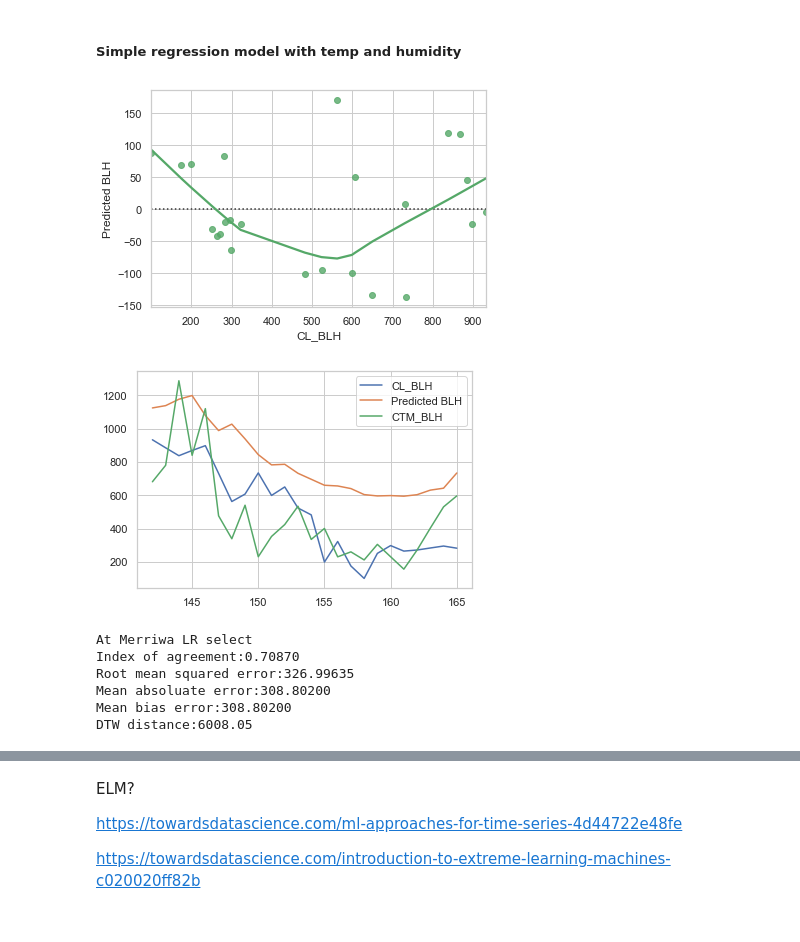
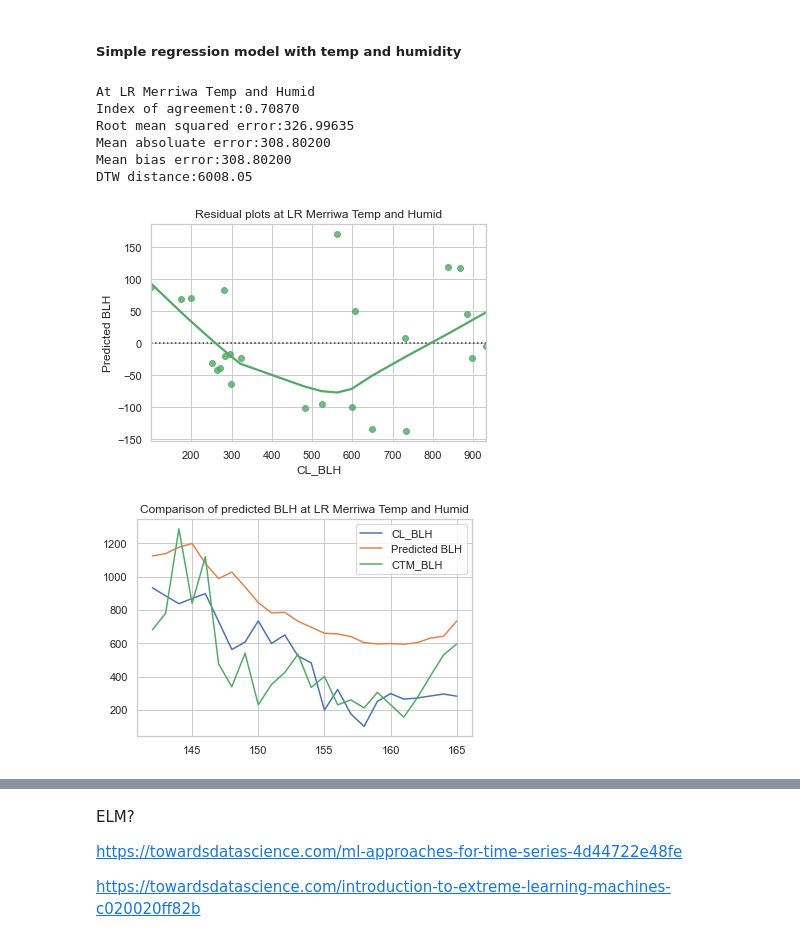
Before and after one commit to LlahsivK/group-18, a Jupyter notebook: Analysis3_Modelling_TKversion_20210806.ipynb, the cells around one changed output, grey strips where cells are left out. Saved outputs shown, nothing was run; the diff lists cells and outputs as text; code cells hidden in the pictures.

Commit message:
Some more visualisations

```diff
--- a/Analysis3_Modelling_TKversion_20210806.ipynb
+++ b/Analysis3_Modelling_TKversion_20210806.ipynb
@@ -781,52 +716,18 @@ Linear regression trainer
 '''
 from sklearn.linear_model import LinearRegression
 
-def linreg_modeller(df, feature_list, target):
-    '''
-    Define train test split - drop NA for now. THis is not a good idea I feel... and is not consistent with GBM method
-    '''
-    train = df.head(142)
-    test = df.tail(24)
-    #These are different periods for Merriwa and Lidcombe!!!
+lr_model = LinearRegression()
 
-    X_train = train[feature_list]
-    X_test = test[feature_list]
-
-    y_train = train[target]
-    y_test = test[target]
-
-    '''
-    Train model - keep default params
-    '''
-    lr = LinearRegression()
-    lr.fit(X_train, y_train)
-
-    '''
-    Predict
-    '''
-    lr_predict = lr.predict(X_test)
-
-    '''
-    Write to dataframe
-    '''
-    df_result = pd.DataFrame(y_test)
-    df_result['Predicted BLH'] =  lr_predict
-    df_result['CTM_BLH'] = test['CTM_BLH']
-    return df_result
+df_merriwa_lr_select1 = modeller(df_merriwa_filled, feature_set_1, 'CL_BLH', lr_model)
+df_lidcombe_lr_select1 = modeller(df_lidcombe_filled, feature_list_all, 'CL_BLH', lr_model)
-# %%
-df_merriwa_lr_select1 = linreg_modeller(df_merriwa_filled, feature_set_1, 'CL_BLH')
-df_lidcombe_lr_select1 = linreg_modeller(df_lidcombe_filled, feature_set_1, 'CL_BLH')
 # %%
-pred_plots(df_merriwa_lr_select1)
+results_print(df_merriwa_lr_select1, 'LR Merriwa Temp and Humid')
 # %% [output]
+At LR Merriwa Temp and Humid
+Index of agreement:0.70870
+Root mean squared error:326.99635
+Mean absoluate error:308.80200
+Mean bias error:308.80200
+DTW distance:6008.05
-[figure, old version]
+[figure, new version]
-[figure, old version]
+[figure, new version]
-# %%
-satistical_comps_on_df(df_merriwa_lr_select1['CL_BLH'], df_merriwa_lr_select1['Predicted BLH'], 'Merriwa LR select')
-# %% [output]
-At Merriwa LR select
-Index of agreement:0.70870
-Root mean squared error:326.99635
-Mean absoluate error:308.80200
-Mean bias error:308.80200
-DTW distance:6008.05
```
Also changed, not shown: parts of 25 cells of this notebook.
